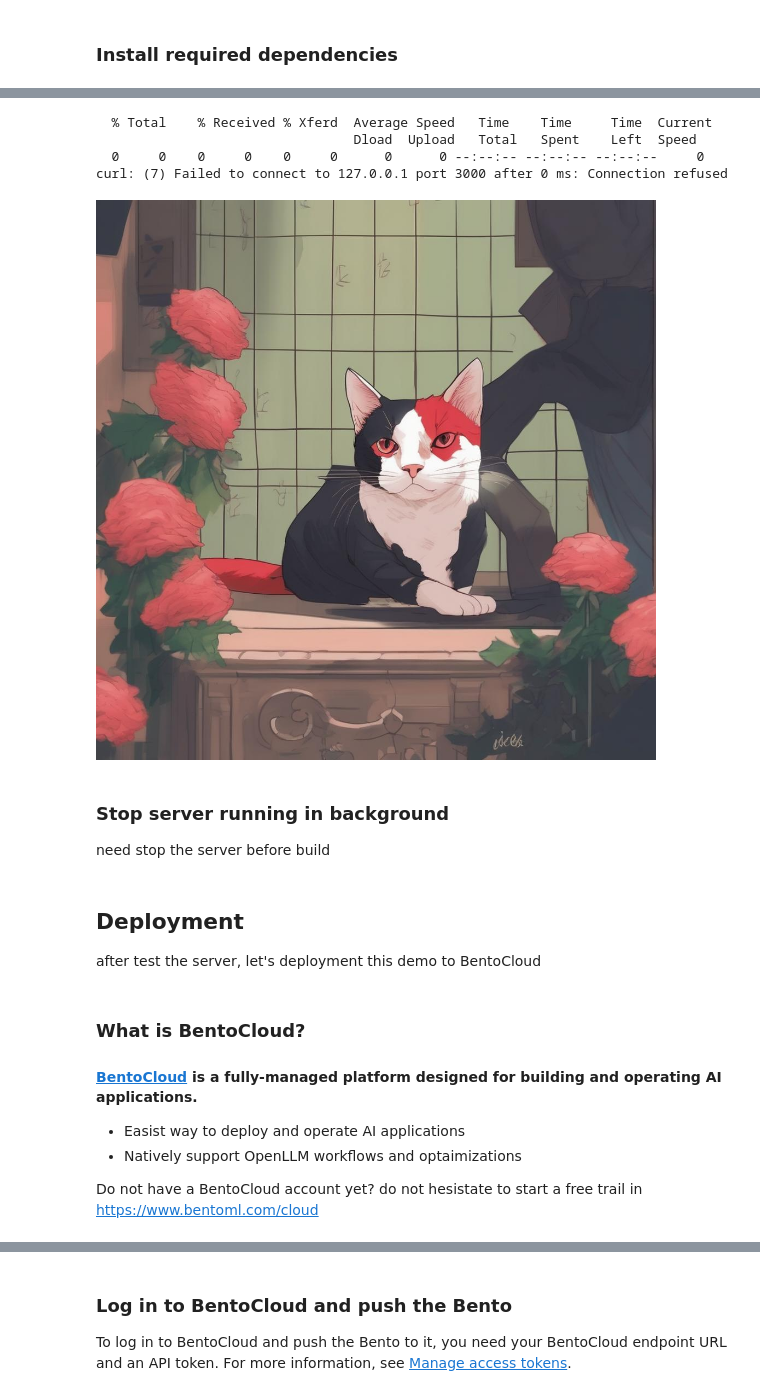
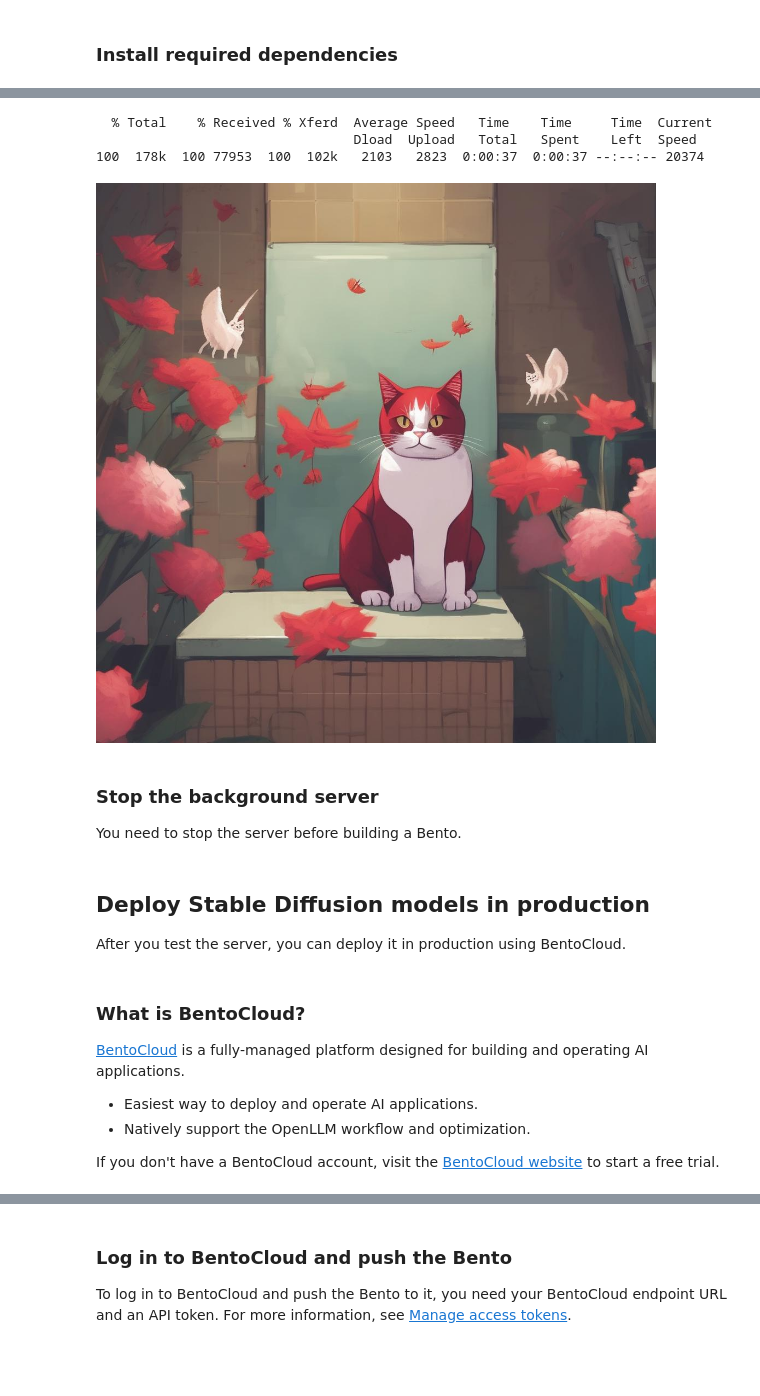
Before and after one commit to bentoml/BentoDiffusion, a Jupyter notebook: examples/onediffusion_demo.ipynb, the cells around one changed output, grey strips where cells are left out. Saved outputs shown, nothing was run; the diff lists cells and outputs as text; code cells hidden in the pictures; blank space fills up the shorter version.

```diff
--- a/examples/onediffusion_demo.ipynb
+++ b/examples/onediffusion_demo.ipynb
@@ -226,35 +256,37 @@ cat.jpeg            100%[===================>] 101.80K  --.-KB/s    in 0.03s
 # %%
 from IPython.display import Image
 
 !curl -X 'POST' \
   'http://127.0.0.1:3000/img2img' \
   -H 'accept: image/jpeg' \
   -H 'Content-Type: multipart/form-data' \
   -F 'img=@cat.jpeg;type=image/jpeg' \
-  -F 'data={ "prompt": "replace the cat with a red cat", "height": 512,"width": 512,"num_inference_steps":50, "guidance_scale": 9.0, "strength": 0.8}' \
-  --output cat2.jpeg
+  -F 'data={ "prompt": "replace the cat with a red cat", "num_inference_steps":50, "guidance_scale": 10.0, "strength": 0.8}' \
+  --output image4.jpeg
 
-Image(filename='cat2.jpeg')
+Image(filename='image4.jpeg')
 # %% [output]
   % Total    % Received % Xferd  Average Speed   Time    Time     Time  Current
                                  Dload  Upload   Total   Spent    Left  Speed
-  0     0    0     0    0     0      0      0 --:--:-- --:--:-- --:--:--     0
-curl: (7) Failed to connect to 127.0.0.1 port 3000 after 0 ms: Connection refused
+100  178k  100 77953  100  102k   2103   2823  0:00:37  0:00:37 --:--:-- 20374
-[figure, old version]
+[figure, new version]
 # %% [markdown]
-### Stop server running in background
-need stop the server before build
+### Stop the background server
+
+You need to stop the server before building a Bento.
 # %%
 !pkill -f 'onediffusion|bentoml'
-# %% [markdown]
-## Deployment
-after test the server, let's deployment this demo to BentoCloud
+# %% [markdown]
+## Deploy Stable Diffusion models in production
+
+After you test the server, you can deploy it in production using BentoCloud.
 # %% [markdown]
 ### What is BentoCloud?
-#### [BentoCloud](https://www.bentoml.com/cloud) is a fully-managed platform designed for building and operating AI applications.
-  * Easist way to deploy and operate AI applications
-  * Natively support OpenLLM workflows and optaimizations
 
-Do not have a BentoCloud account yet?
-do not hesistate to start a free trail in https://www.bentoml.com/cloud
+[BentoCloud](https://www.bentoml.com/cloud) is a fully-managed platform designed for building and operating AI applications.
+
+  * Easiest way to deploy and operate AI applications.
+  * Natively support the OpenLLM workflow and optimization.
+
+If you don't have a BentoCloud account, visit the [BentoCloud website](https://www.bentoml.com/cloud) to start a free trial.
 # %% [markdown]
```
Also changed, not shown: parts of 37 cells of this notebook, 1 other file.
